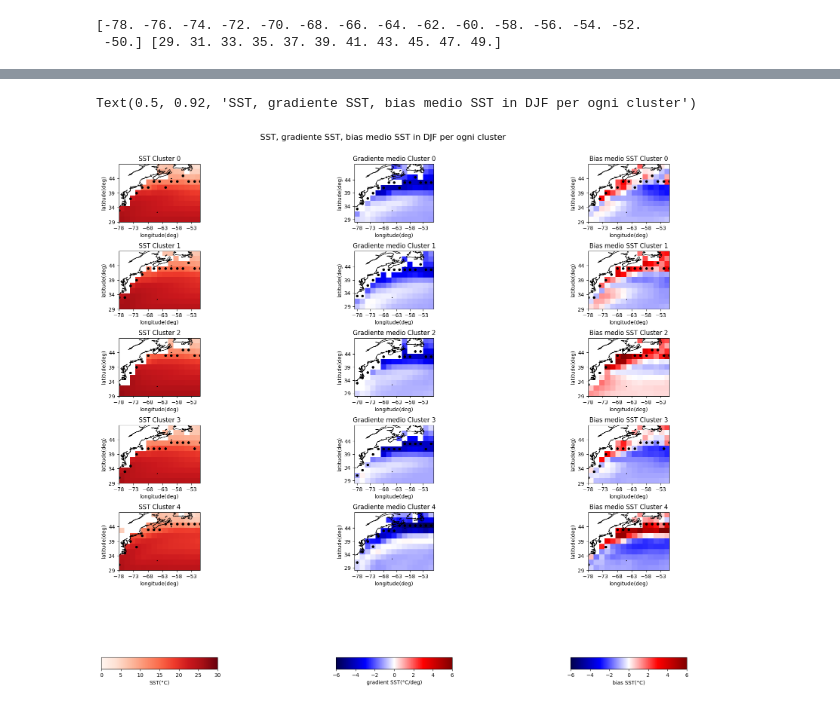
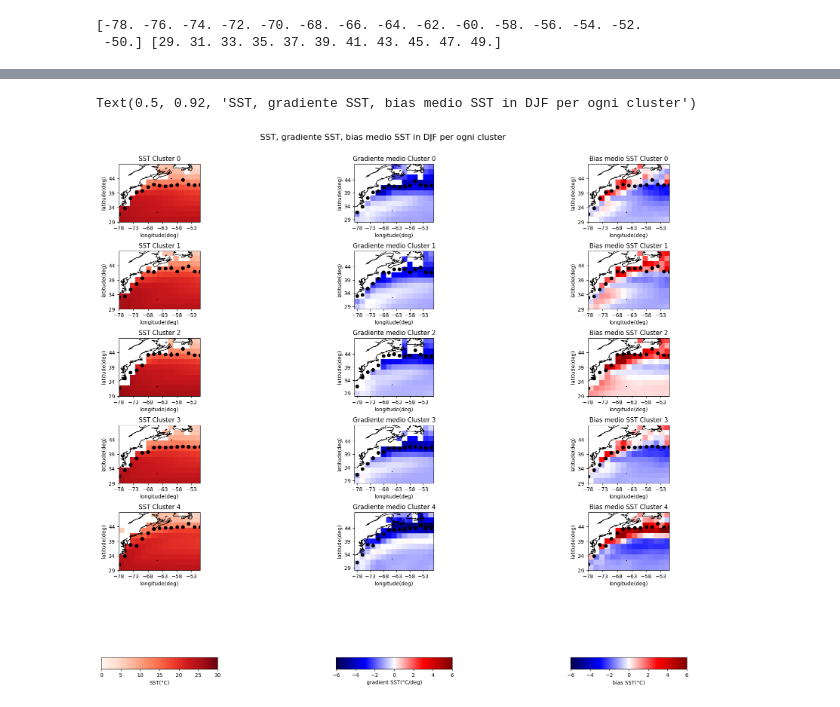
Before and after one commit to sbeltrami/tesi, a Jupyter notebook: gulf_stream_plot.ipynb, the cells around one changed output, grey strips where cells are left out. Saved outputs shown, nothing was run; the diff lists cells and outputs as text; code cells hidden in the pictures.

```diff
--- a/gulf_stream_plot.ipynb
+++ b/gulf_stream_plot.ipynb
@@ -106,13 +107,13 @@ n_clusters = 5 #number clusters
 #Valore medio del gradiente dei modelli dei 5 cluster
 mean_gradient = np.zeros((n_clusters,len(models[list_cluster0[0]]['GS box']['tos'].time),len(models[list_cluster0[0]]['GS box']['tos'].lat),len(models[list_cluster0[0]]['GS box']['tos'].lon)))# (5,time,len(lat),len(lon))
 #Array con 1, 0 dove gli 1 indicano la latitudine in cui si ha il gradiente massimo medio per ogni cluster
-array_max_mean = np.zeros((n_clusters,len(models[list_cluster0[0]]['GS box']['tos'].time),len(models[list_cluster0[0]]['GS box']['tos'].lat),len(models[list_cluster0[0]]['GS box']['tos'].lon))) #di dimesnioni 5xtimexlatxlon
+array_max_mean = np.zeros((n_clusters,len(models[list_cluster0[0]]['GS box']['tos'].time),len(models[list_cluster0[0]]['GS box']['tos'].lon))) #di dimesnioni 5xtimexlon
 list_clusters = [list_cluster0,list_cluster1,list_cluster2,list_cluster3,list_cluster4]
 for n in range(len(list_clusters)): #ciclo su tutte le 5 liste, cioè su tutti e 5 i cluster
     #gradiente sulla latitudine per ogni modello di ogni cluster
     gradient = np.zeros((len(list_clusters[n]),len(models[list_cluster0[0]]['GS box']['tos'].time),len(models[list_cluster0[0]]['GS box']['tos'].lat),len(models[list_cluster0[0]]['GS box']['tos'].lon)))
     #valore massimo per ogni gradient
-    index_max_value = np.zeros((len(list_clusters[n]),len(models[list_cluster0[0]]['GS box']['tos'].time),len(models[list_cluster0[0]]['GS box']['tos'].lat),len(models[list_cluster0[0]]['GS box']['tos'].lon)))
+    index_max_value = np.zeros((len(list_clusters[n]),len(models[list_cluster0[0]]['GS box']['tos'].time),len(models[list_cluster0[0]]['GS box']['tos'].lon)))
     sum_bias = 0 #Inizializzo sum_bias per il calcolo del gradiente medio
     sum_max = 0 #Iniziallizzo sum_max per il calcolo della media del gradiente massimo
     for i in range(len(list_clusters[n])): #ciclo sui singoli modelli della lista i-esima
@@ -120,10 +121,10 @@ for n in range(len(list_clusters)): #ciclo su tutte le 5 liste, cioè su tutti e
             #Ricerca del valore massimo sulla latitudine, a longitudine fissata
             for j in range(len(models[list_cluster0[0]]['GS box']['tos'].lon)): #ciclo sulle longitudini
                 gradient[i,t,:,j] = np.gradient(models[list_clusters[n][i]]['GS box']['tos'][t,:,j]) #derivata lungo l'array (i,tutte le lat,lon=j), che ha valori fissati di modello scelto e longitudine --> differenza tra due latitudini vicine, a parità di longitudine
-                index_max_value[i,t,:,j] = np.nanargmax(abs(gradient[i,t,:,j])) #determino l'indice del valore massimo di gradient, non considero i nan come possibili valori massimi
+                index_max_value[i,t,j] = np.nanargmax(abs(gradient[i,t,:,j])) #determino l'indice del valore massimo di gradient, non considero i nan come possibili valori massimi
         sum_bias = sum_bias + gradient[i,:,:,:] #faccio la somma degli elementi dell'array gradiente a fissata longitudine e modello
-        sum_max = sum_max + index_max_value[i,:,:,:]
-    array_max_mean[n,:,:,:] = (sum_max / len(list_clusters[n])) #media del valore massimo del gradiente
+        sum_max = sum_max + index_max_value[i,:,:]
+    array_max_mean[n,:,:] = (sum_max / len(list_clusters[n])) #media del valore massimo del gradiente
     mean_gradient[n,:,:,:] = (sum_bias / len(list_clusters[n])) #media del gradiente
 # %%
 print(mean_gradient[0,:,:,:].shape)
@@ -147,11 +154,2 @@ for n in range(n_clusters):
     mean_gradient_seas_mean[n] = compute_mean_resample_mar(mean_gradient_xr[n],"1982","2014",3)
     array_max_mean_seas[n] = compute_mean_resample_mar(array_max_mean_xr[n],"1982","2014",3)
-# %%
-#Ridefinisco array_max_mean: 1 dove sulla latitudine in cui si ha gradiente massimo medio, 0 altrimenti
-for n in range(n_clusters):
-    for j in range(len(array_max_mean_seas[n].lon)): #ciclo sulla longitudine
-        for l in range(len(array_max_mean_seas[n].lat)): #ciclo sulle latitudini
-            if l == np.round(array_max_mean_seas[n][l,j] + 0.01): #aggiungo 0.01 in modo t.c 0.5 sia arrotondato a 1
-                array_max_mean_seas[n][l,j] = 1
-            else:
-                array_max_mean_seas[n][l,j] = 0
@@ -188,0 +160,13 @@ for n in range(len(list_clusters)): #ciclo su tutte le 5 liste, cioè su tutti e
+# %%
+#definisco le vere latitudini prendendo la parte decimale dei numeri di array_max_mean_seas e sommando la latitudine della giusta posizione
+for n in range(n_clusters):
+    for j in range(len(models['ACCESS-CM2']['GS box']['tos'].lon)):
+        i = 0 #inizializzo indice per determinare il giusto valore di latitudine
+        while i < len(models['ACCESS-CM2']['GS box']['tos'].lat):
+            decimal_part, integer_part = math.modf(array_max_mean_seas[n][j])#determino la parte intera e decimale del numero array_max_mean_seas
+            if n == 0:
+                print(decimal_part,integer_part,i)
+            if math.isclose(integer_part,i): #se i due numeri sono uguali con una certa tolleranza perché le latitudini sono del tipo 29. mentre gli integer_part 29.0
+                print('vero')
+                array_max_mean_seas[n][j] = models['ACCESS-CM2']['GS box']['tos'].lat[i] + decimal_part
+            i = i + 1
@@ -210,40 +241,34 @@ fig,ax = plt.subplots(nrows=5,ncols=3,figsize=(24,20),subplot_kw={"projection":
 fig.subplots_adjust(hspace=0.5, wspace=0.01)  # Aggiungo spazi verticali e orizzontali tra le subplots
 for i in range(5): #Ciclo sulle righe
     j = 0 #inziializzo indice per le colonne
-    #coords = np.where(array_max_mean[index,:,:] == 1) #array di valori di longitudini e latitudini in cui array_max = 1 (cioè indica la posizione in cui c'è il max))
-    coords = np.where(array_max_mean_seas[index] == 1) #array di valori di longitudini e latitudini in cui array_max = 1 (cioè indica la posizione in cui c'è il max))
     #Plot della prima colonna, cioè di SST
-    # Plot dei punti solo dove array_max è uguale a 1
-    punti = ax[i,j].plot(lon[coords[1]], lat[coords[0]], marker='o', color='black', markersize=4, linestyle='None')
+    punti = ax[i,j].scatter(array_max_mean_seas[index].lon - 360, array_max_mean_seas[index].data, color='black', marker='o',transform=ccrs.PlateCarree())
     plot_mod_sst = ax[i,j].imshow(mean_cluster[index,::-1,:],extent=[lon.min(), lon.max(), lat.min(), lat.max()],vmin=0, vmax=30,cmap='Reds',transform=ccrs.PlateCarree())
     ax[i,j].coastlines()
     ax[i,j].set_title(f'SST Cluster {index}')
     #Plot della seconda colonna, cioè del gradiente di SST
-    punti = ax[i,j+1].plot(lon[coords[1]], lat[coords[0]], marker='o', color='black', markersize=4, linestyle='None')
-    #plot_mod_gradient = ax[i,j+1].imshow(mean_gradient[index,::-1,:],extent=[lon.min(), lon.max(), lat.min(), lat.max()],cmap='seismic',vmin=-6,vmax=6,transform=ccrs.PlateCarree())
     plot_mod_gradient = mean_gradient_seas_mean[index].plot(ax=ax[i,j+1],cmap='seismic',vmin=-6,vmax=6, add_colorbar=False,transform=ccrs.PlateCarree())
-    #ax[i,j+1].set_extent([lon.min(), lon.max(), lat.min(),lat.max()])
+    punti = ax[i,j+1].scatter(array_max_mean_seas[index].lon - 360, array_max_mean_seas[index].data, color='black', marker='o',transform=ccrs.PlateCarree())
     ax[i,j+1].coastlines()
     ax[i,j+1].set_title(f'Gradiente medio Cluster {index}')
     #Plot della terza colonna, cioè del bias DJF di SST
-    punti = ax[i,j+2].plot(lon[coords[1]], lat[coords[0]], marker='o', color='black', markersize=4, linestyle='None')
+    punti = ax[i,j+2].scatter(array_max_mean_seas[index].lon - 360, array_max_mean_seas[index].data, color='black', marker='o',transform=ccrs.PlateCarree())
     plot_mod_bias = ax[i,j+2].imshow(mean_bias[index,::-1,:],extent=[lon.min(), lon.max(), lat.min(), lat.max()],cmap='seismic',vmin=-6,vmax=6,transform=ccrs.PlateCarree())
     ax[i,j+2].coastlines()
     ax[i,j+2].set_title(f'Bias medio SST Cluster {index}')
 
     j = 0
     for j in range(3):
         ax[i,j].set_xlabel('longitude(deg)')
         ax[i,j].set_ylabel('latitude(deg)')
         ax[i,j].set_xticks(np.arange(lon.min(), lon.max(), 5))
         ax[i,j].set_yticks(np.arange(lat.min(), lat.max(), 5))
 
     index = index + 1 #Aggiorno index
-
 fig.colorbar(plot_mod_sst,ax=ax[:,0],orientation='horizontal', shrink=0.5, aspect=10).set_label('SST(°C)')
 fig.colorbar(plot_mod_gradient,ax=ax[:,1],orientation='horizontal', shrink=0.5, aspect=10).set_label('gradient SST(°C/deg)')
 fig.colorbar(plot_mod_bias,ax=ax[:,2],orientation='horizontal', shrink=0.5, aspect=10).set_label('bias SST(°C)')
 fig.suptitle('SST, gradiente SST, bias medio SST in DJF per ogni cluster', fontsize=16, y=0.92)
 # %% [output]
 Text(0.5, 0.92, 'SST, gradiente SST, bias medio SST in DJF per ogni cluster')
-[figure, old version]
+[figure, new version]
```
Also changed, not shown: parts of 9 cells of this notebook.
